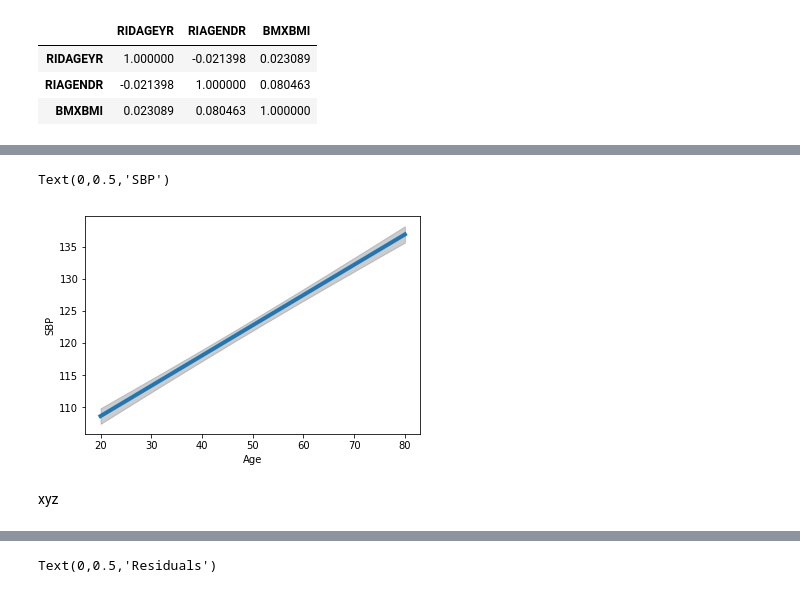
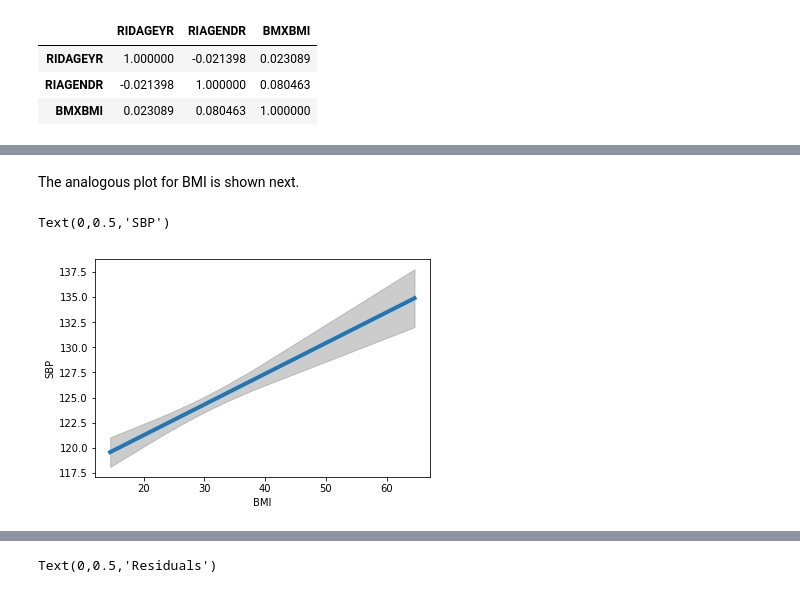
Before and after one commit to kshedden/statswpy_temp, a Jupyter notebook: week2.ipynb, the cells around one changed output, grey strips where cells are left out. Saved outputs shown, nothing was run; the diff lists cells and outputs as text; code cells hidden in the pictures.

```diff
--- a/week2.ipynb
+++ b/week2.ipynb
@@ -306,0 +307,16 @@ region.
+# %%
+from statsmodels.sandbox.predict_functional import predict_functional
+
+# Fix certain variables at reference values.  Not all of these
+# variables are used here, but we provide them with a value anyway
+# to prevent a warning message from appearing.
+values = {"RIAGENDRx": "Female", "BMXBMI": 25, "DMDEDUC2": 1,
+          "RIDRETH1": 1, "SMQ020": 1}
+
+pr, cb, fv = predict_functional(result, "RIDAGEYR",
+                values=values, ci_method="simultaneous")
+
+ax = sns.lineplot(fv, pr, lw=4)
+ax.fill_between(fv, cb[:, 0], cb[:, 1], color='grey', alpha=0.4)
+ax.set_xlabel("Age")
+ax.set_ylabel("SBP")
@@ -307,16 +326,15 @@ region.
+# %% [markdown]
+The analogous plot for BMI is shown next.
 # %%
-from statsmodels.sandbox.predict_functional import predict_functional
-values = {"RIAGENDRx": "Female", "BMXBMI": 25}
-
-pr, cb, fv = predict_functional(result, "RIDAGEYR",
+del values["BMXBMI"]
+values["RIDAGEYR"] = 50
+pr, cb, fv = predict_functional(result, "BMXBMI",
                 values=values, ci_method="simultaneous")
 
 ax = sns.lineplot(fv, pr, lw=4)
 ax.fill_between(fv, cb[:, 0], cb[:, 1], color='grey', alpha=0.4)
-ax.set_xlabel("Age")
+ax.set_xlabel("BMI")
 ax.set_ylabel("SBP")
 # %% [output]
 Text(0,0.5,'SBP')
-[figure, old version]
+[figure, new version]
-# %% [markdown]
-xyz
```
Also changed, not shown: parts of 27 cells of this notebook.
